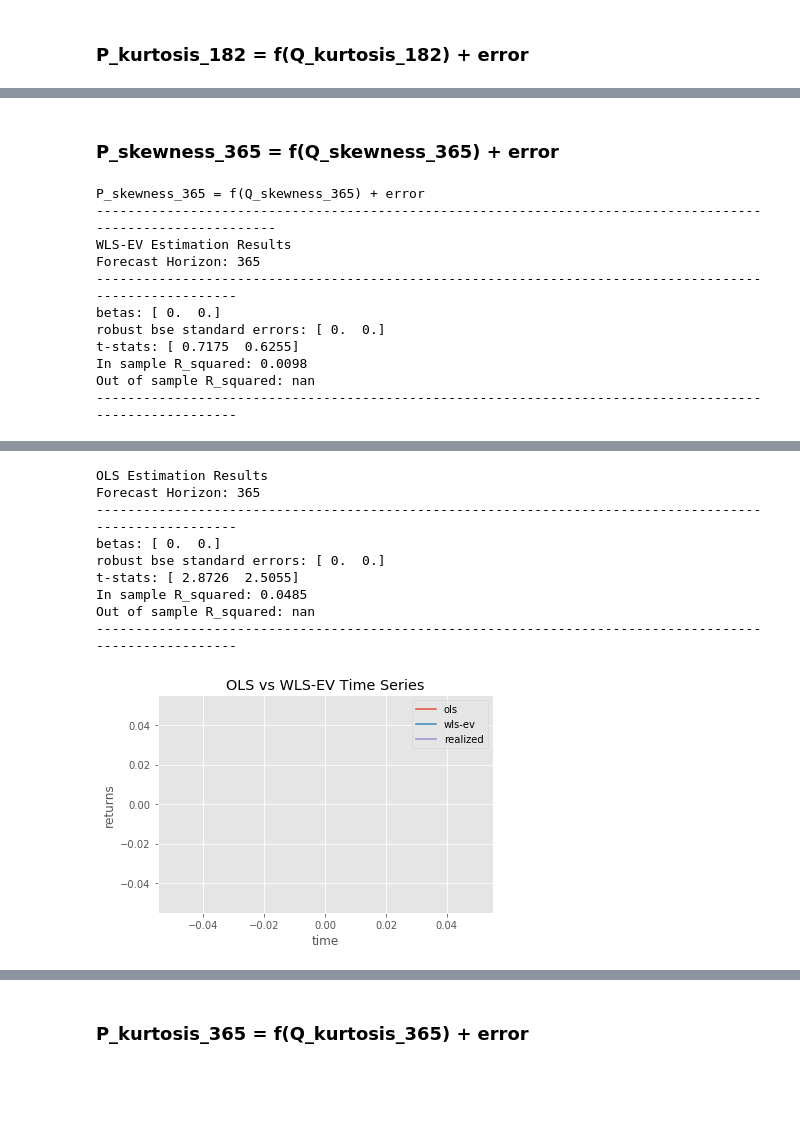
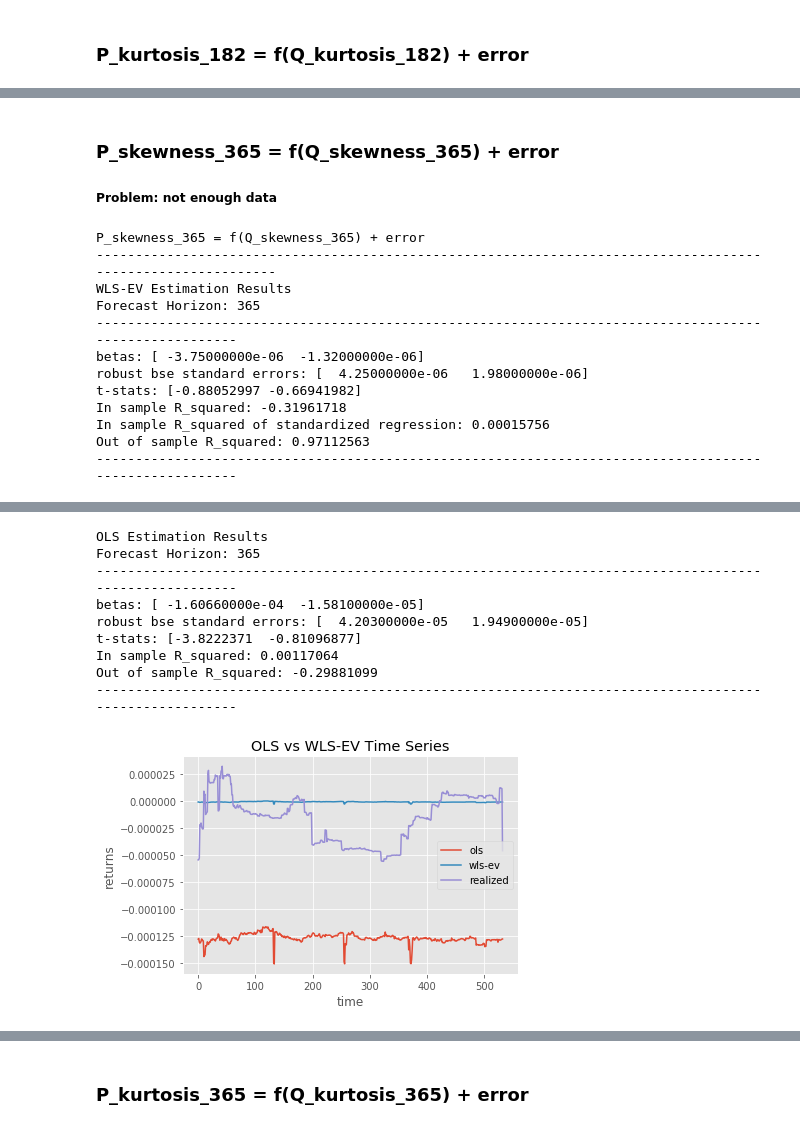
Before and after one commit to tobikuhlmann/robust-linear-forecasting, a Jupyter notebook: wlsev_analysis_new.ipynb, the cells around one changed output, grey strips where cells are left out. Saved outputs shown, nothing was run; the diff lists cells and outputs as text; code cells hidden in the pictures; blank space fills up the shorter version.

```diff
--- a/wlsev_analysis_new.ipynb
+++ b/wlsev_analysis_new.ipynb
@@ -1161,5 +1294,6 @@ Out of sample R_squared: 0.2519
 # %% [markdown]
 ### P_skewness_365 = f(Q_skewness_365) + error
+##### Problem: not enough data
 # %%
 forecast_horizon = 365
 
@@ -1186,18 +1320,19 @@ ols_obj.print_results()
 X, Y, y_ols = ols_obj.get_plot_data_ols()
 
 # time series plot
-plot_results(X[:100],Y[:100],y_wlsev[:100], y_ols[:100])
+plot_results(X,Y,y_wlsev, y_ols)
 # scatter plot
-plot_scatter(X[:100],Y[:100],y_wlsev[:100], y_ols[:100])
+plot_scatter(X,Y,y_wlsev, y_ols)
 # %% [output]
 P_skewness_365 = f(Q_skewness_365) + error
 ------------------------------------------------------------------------------------------------------------
 WLS-EV Estimation Results
 Forecast Horizon: 365
 -------------------------------------------------------------------------------------------------------
-betas: [ 0.  0.]
-robust bse standard errors: [ 0.  0.]
-t-stats: [ 0.7175  0.6255]
-In sample R_squared: 0.0098
-Out of sample R_squared: nan
+betas: [ -3.75000000e-06  -1.32000000e-06]
+robust bse standard errors: [  4.25000000e-06   1.98000000e-06]
+t-stats: [-0.88052997 -0.66941982]
+In sample R_squared: -0.31961718
+In sample R_squared of standardized regression: 0.00015756
+Out of sample R_squared: 0.97112563
 -------------------------------------------------------------------------------------------------------
@@ -1205,10 +1340,10 @@ Out of sample R_squared: nan
 OLS Estimation Results
 Forecast Horizon: 365
 -------------------------------------------------------------------------------------------------------
-betas: [ 0.  0.]
-robust bse standard errors: [ 0.  0.]
-t-stats: [ 2.8726  2.5055]
-In sample R_squared: 0.0485
-Out of sample R_squared: nan
+betas: [ -1.60660000e-04  -1.58100000e-05]
+robust bse standard errors: [  4.20300000e-05   1.94900000e-05]
+t-stats: [-3.8222371  -0.81096877]
+In sample R_squared: 0.00117064
+Out of sample R_squared: -0.29881099
 -------------------------------------------------------------------------------------------------------
-[figure, old version]
+[figure, new version]
```
Also changed, not shown: parts of 33 cells of this notebook, 4 other files.
